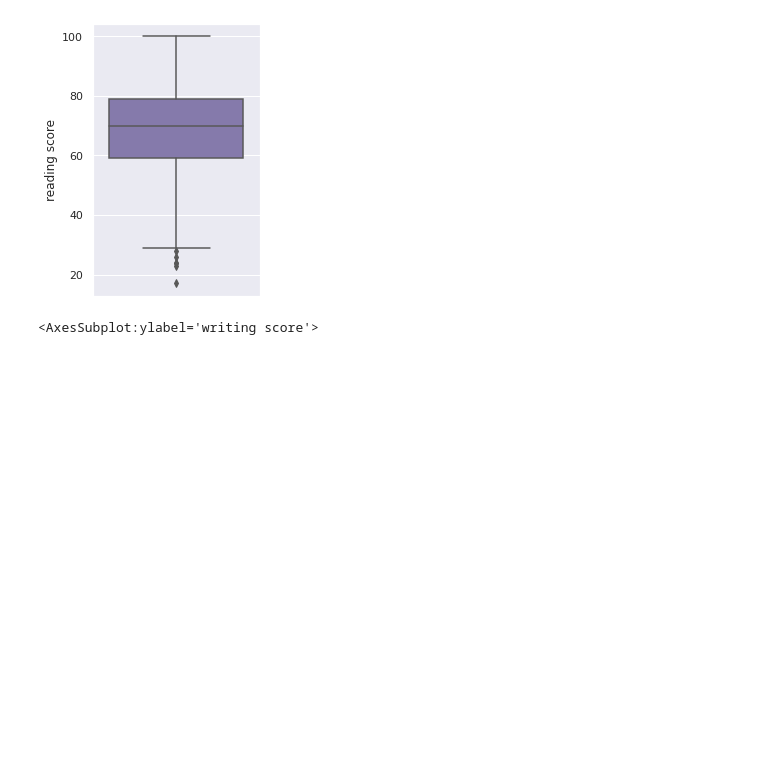
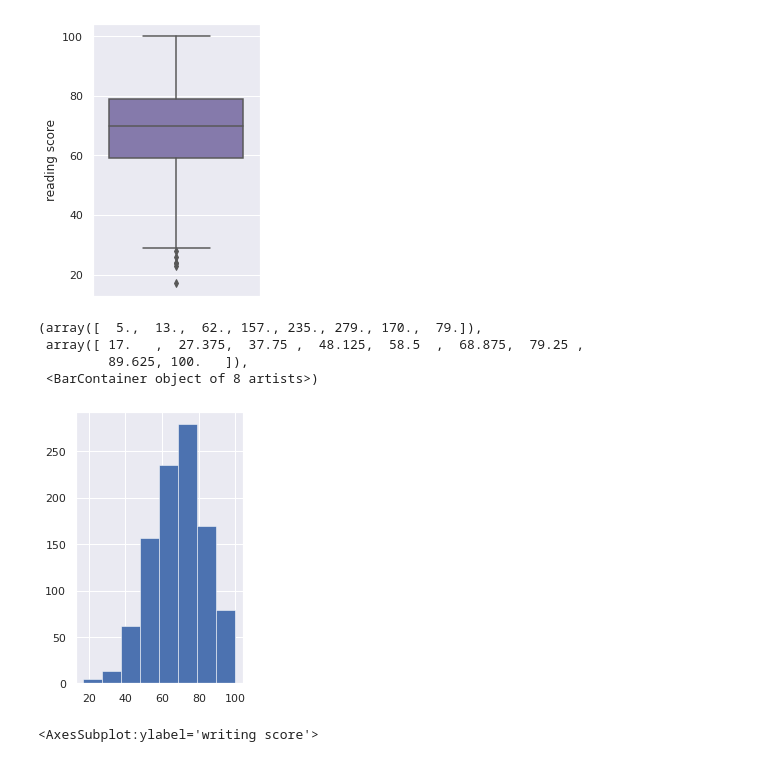
Before and after one commit to luis-fnogueira/students-performance, a Jupyter notebook: students-performance.ipynb, the cells around one changed output. Drawn from its saved outputs; the diff is of its cells as text; code cells hidden in the pictures; blank space fills up the shorter version.

```diff
--- a/students-performance.ipynb
+++ b/students-performance.ipynb
@@ -102,6 +113,16 @@ sns.boxplot(y="reading score",
 # %% [output]
 <AxesSubplot:ylabel='reading score'>
 [figure]
+# %%
+fig, ax = plt.subplots()
+
+ax.hist(df['reading score'], bins=8, linewidth=0.5, edgecolor="white")
+# %% [output]
+(array([  5.,  13.,  62., 157., 235., 279., 170.,  79.]),
+ array([ 17.   ,  27.375,  37.75 ,  48.125,  58.5  ,  68.875,  79.25 ,
+         89.625, 100.   ]),
+ <BarContainer object of 8 artists>)
+[figure, added]
 # %%
 # Distribution for writing score
 
```
Also changed, not shown: parts of 3 cells of this notebook.
